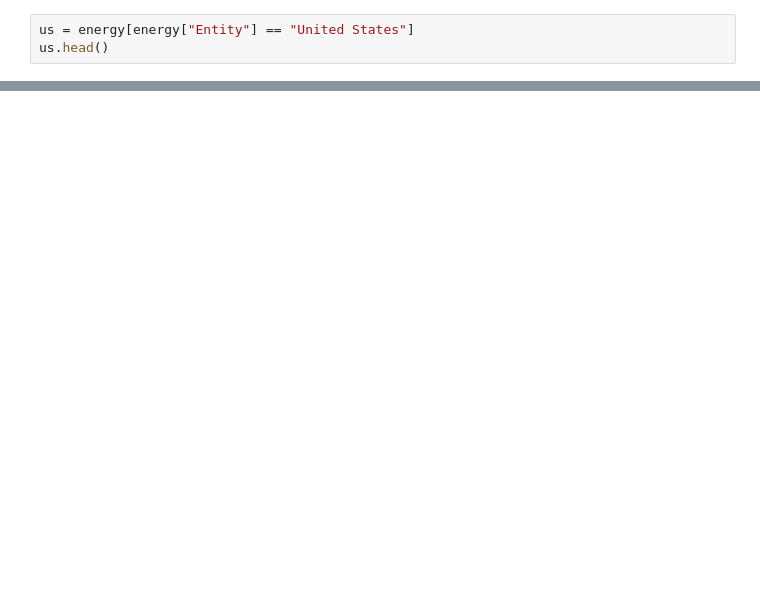
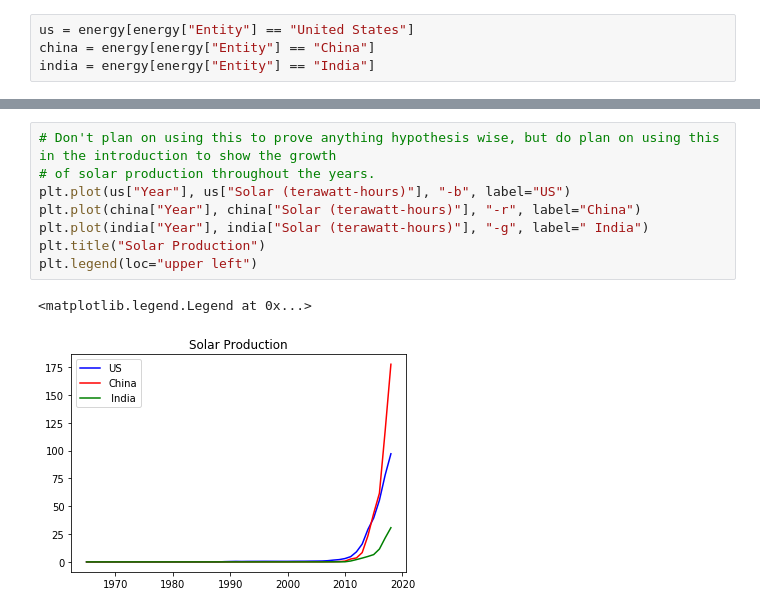
Before and after one commit to jhl126/Capstone1_Rename_later, a Jupyter notebook: Initial EDA.ipynb, the cells around one changed output, grey strips where cells are left out. Drawn from its saved outputs; the diff is of its cells as text; blank space fills up the shorter version.

Commit message:
Added plots

```diff
--- a/Initial EDA.ipynb
+++ b/Initial EDA.ipynb
@@ -124,4 +109,5 @@ Name: Year, dtype: int64
 # %%
 us = energy[energy["Entity"] == "United States"]
-us.head()
+china = energy[energy["Entity"] == "China"]
+india = energy[energy["Entity"] == "India"]
 # %% [output]
@@ -208,3 +139,14 @@ plt.plot(us["Year"], us["Wind (terawatt-hours)"])
 [interactive output not drawn]
 [interactive output not drawn]
 [interactive output not drawn]
+# %%
+# Don't plan on using this to prove anything hypothesis wise, but do plan on using this in the introduction to show the growth
+# of solar production throughout the years.
+plt.plot(us["Year"], us["Solar (terawatt-hours)"], "-b", label="US")
+plt.plot(china["Year"], china["Solar (terawatt-hours)"], "-r", label="China")
+plt.plot(india["Year"], india["Solar (terawatt-hours)"], "-g", label=" India")
+plt.title("Solar Production")
+plt.legend(loc="upper left")
+# %% [output]
+<matplotlib.legend.Legend at 0x...>
+[figure, added]
```
Also changed, not shown: parts of 14 cells of this notebook.
